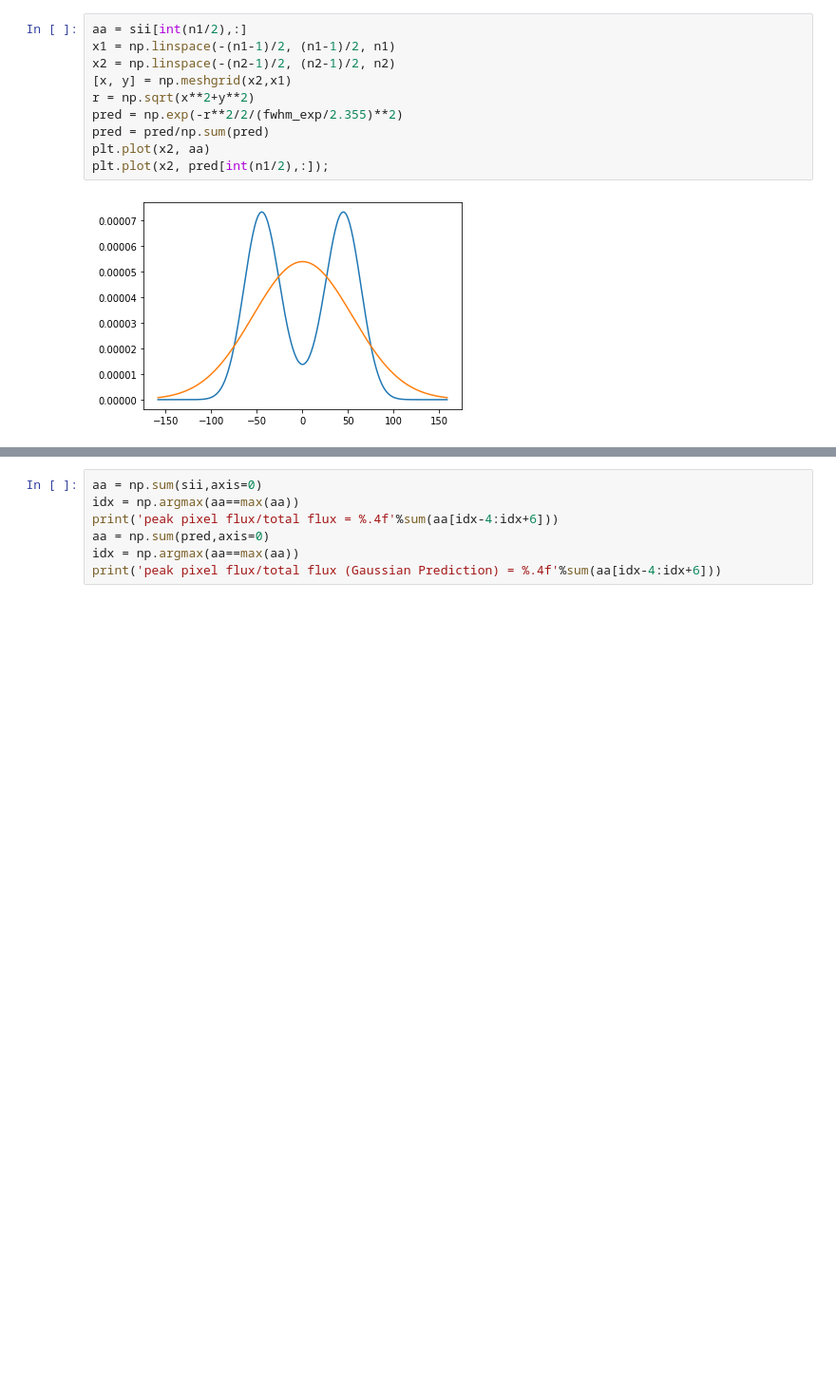
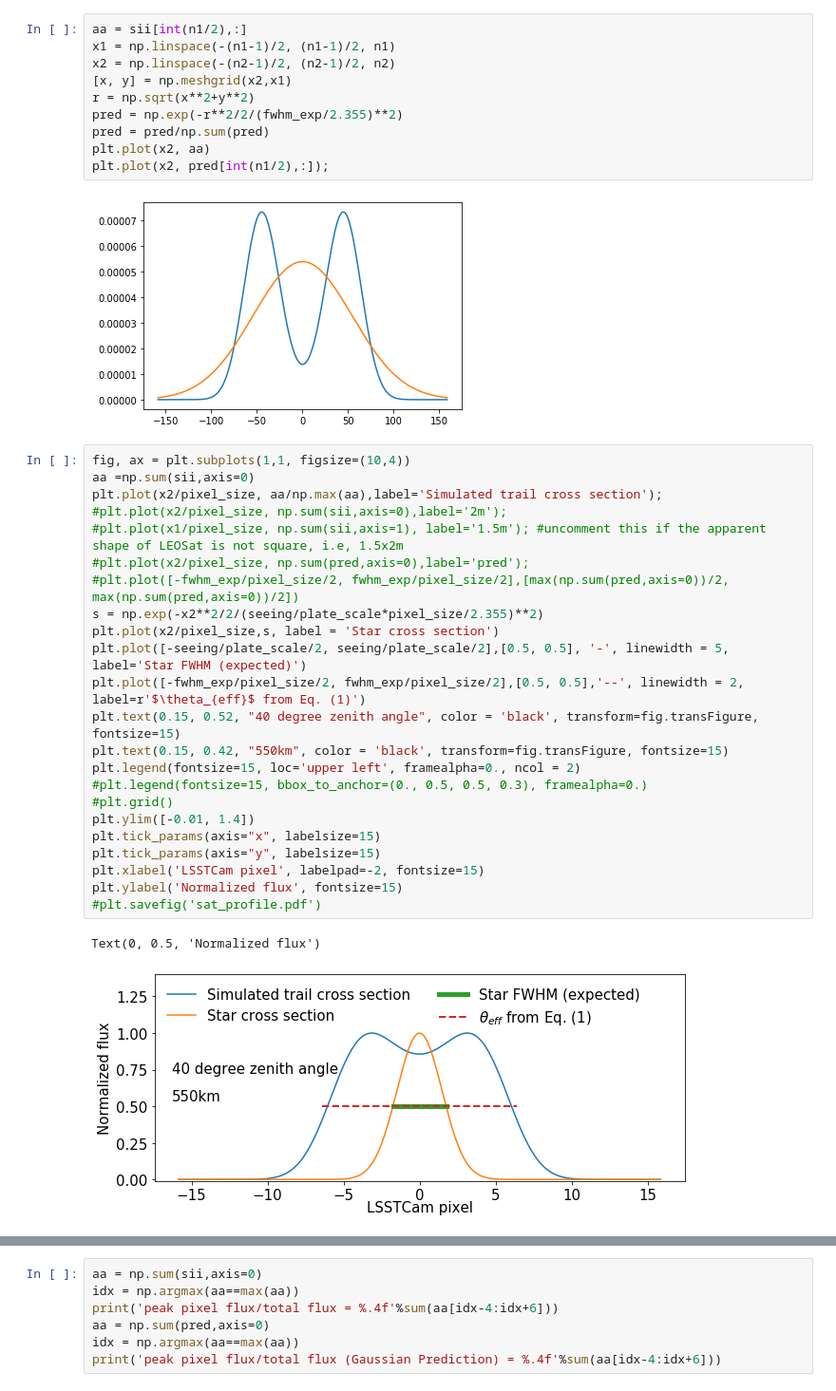
Before and after one commit to bxin/saturation_limit, a Jupyter notebook: doublePeak.ipynb, the cells around one changed output, grey strips where cells are left out. Shown at 95% size. Cells and saved outputs as stored; diff of their text form; blank space fills up the shorter version.

```diff
--- a/doublePeak.ipynb
+++ b/doublePeak.ipynb
@@ -43,3 +43,29 @@ plt.plot(x2, aa)
 plt.plot(x2, pred[int(n1/2),:]);
 # %% [output]
 [figure]
+# %%
+fig, ax = plt.subplots(1,1, figsize=(10,4))
+aa =np.sum(sii,axis=0)
+plt.plot(x2/pixel_size, aa/np.max(aa),label='Simulated trail cross section');
+#plt.plot(x2/pixel_size, np.sum(sii,axis=0),label='2m');
+#plt.plot(x1/pixel_size, np.sum(sii,axis=1), label='1.5m'); #uncomment this if the apparent shape of LEOSat is not square, i.e, 1.5x2m
+#plt.plot(x2/pixel_size, np.sum(pred,axis=0),label='pred');
+#plt.plot([-fwhm_exp/pixel_size/2, fwhm_exp/pixel_size/2],[max(np.sum(pred,axis=0))/2, max(np.sum(pred,axis=0))/2])
+s = np.exp(-x2**2/2/(seeing/plate_scale*pixel_size/2.355)**2)
+plt.plot(x2/pixel_size,s, label = 'Star cross section')
+plt.plot([-seeing/plate_scale/2, seeing/plate_scale/2],[0.5, 0.5], '-', linewidth = 5, label='Star FWHM (expected)')
+plt.plot([-fwhm_exp/pixel_size/2, fwhm_exp/pixel_size/2],[0.5, 0.5],'--', linewidth = 2, label=r'$\theta_{eff}$ from Eq. (1)')
+plt.text(0.15, 0.52, "40 degree zenith angle", color = 'black', transform=fig.transFigure, fontsize=15)
+plt.text(0.15, 0.42, "550km", color = 'black', transform=fig.transFigure, fontsize=15)
+plt.legend(fontsize=15, loc='upper left', framealpha=0., ncol = 2)
+#plt.legend(fontsize=15, bbox_to_anchor=(0., 0.5, 0.5, 0.3), framealpha=0.)
+#plt.grid()
+plt.ylim([-0.01, 1.4])
+plt.tick_params(axis="x", labelsize=15)
+plt.tick_params(axis="y", labelsize=15)
+plt.xlabel('LSSTCam pixel', labelpad=-2, fontsize=15)
+plt.ylabel('Normalized flux', fontsize=15)
+#plt.savefig('sat_profile.pdf')
+# %% [output]
+Text(0, 0.5, 'Normalized flux')
+[figure, added]
```
Also changed, not shown: parts of 6 cells of this notebook, 2 other files.
